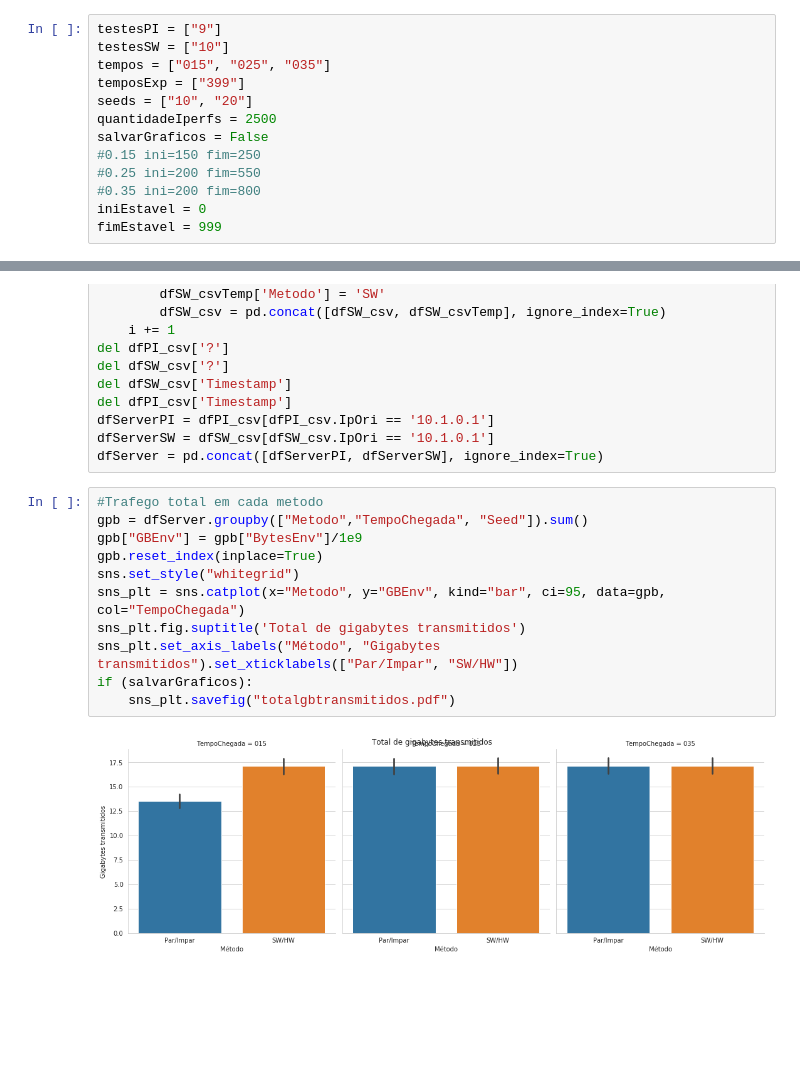
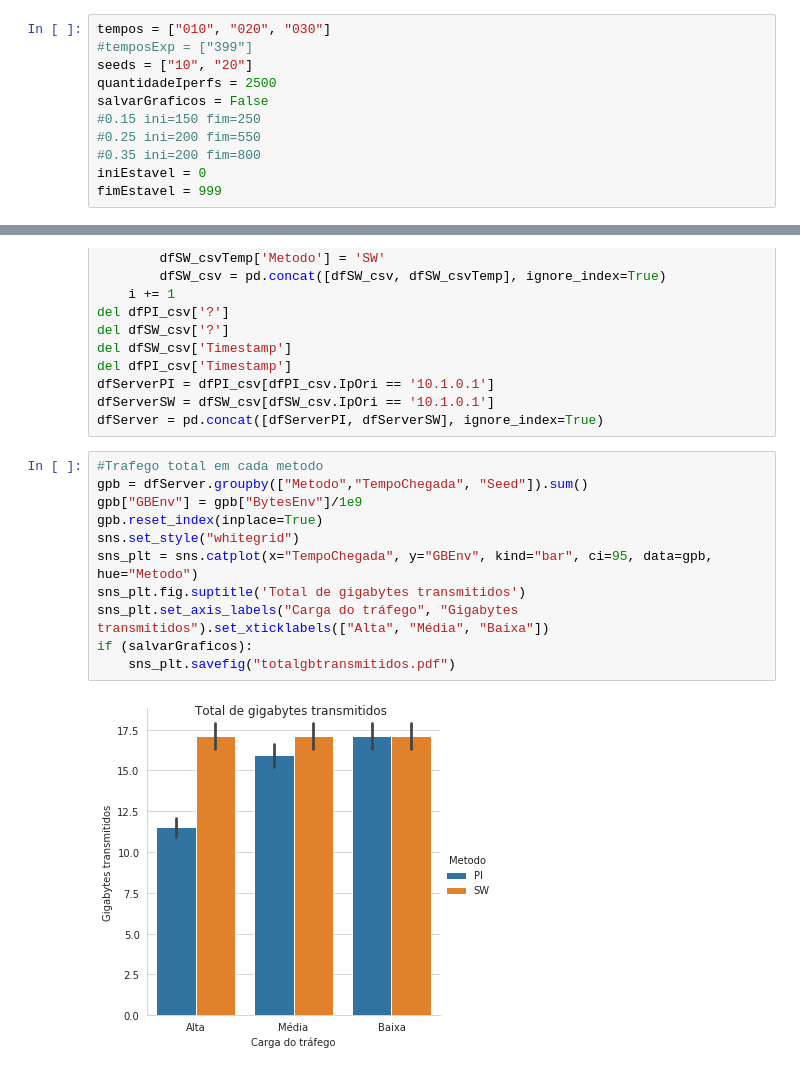
Before and after one commit to pedrobellotti/iperftestes, a Jupyter notebook: Scripts/teste.ipynb, the cells around one changed output, grey strips where cells are left out. Cells and saved outputs as stored; diff of their text form; blank space fills up the shorter version.

Commit message:
Adicionando mais testes e gcodigo nos graficos

```diff
--- a/Scripts/teste.ipynb
+++ b/Scripts/teste.ipynb
@@ -7,10 +7,8 @@ import statsmodels.api as sm
 %matplotlib inline
 import seaborn as sns
 # %%
-testesPI = ["9"]
-testesSW = ["10"]
-tempos = ["015", "025", "035"]
-temposExp = ["399"]
+tempos = ["010", "020", "030"]
+#temposExp = ["399"]
 seeds = ["10", "20"]
 quantidadeIperfs = 2500
 salvarGraficos = False
@@ -76,13 +74,13 @@ dfServer = pd.concat([dfServerPI, dfServerSW], ignore_index=True)
 # %%
 #Trafego total em cada metodo
 gpb = dfServer.groupby(["Metodo","TempoChegada", "Seed"]).sum()
 gpb["GBEnv"] = gpb["BytesEnv"]/1e9
 gpb.reset_index(inplace=True)
 sns.set_style("whitegrid")
-sns_plt = sns.catplot(x="Metodo", y="GBEnv", kind="bar", ci=95, data=gpb, col="TempoChegada")
+sns_plt = sns.catplot(x="TempoChegada", y="GBEnv", kind="bar", ci=95, data=gpb, hue="Metodo")
 sns_plt.fig.suptitle('Total de gigabytes transmitidos')
-sns_plt.set_axis_labels("Método", "Gigabytes transmitidos").set_xticklabels(["Par/Impar", "SW/HW"])
+sns_plt.set_axis_labels("Carga do tráfego", "Gigabytes transmitidos").set_xticklabels(["Alta", "Média", "Baixa"])
 if (salvarGraficos):
     sns_plt.savefig("totalgbtransmitidos.pdf")
 # %% [output]
-[figure, old version]
+[figure, new version]
```
Also changed, not shown: parts of 6 cells of this notebook, 28 other files.
